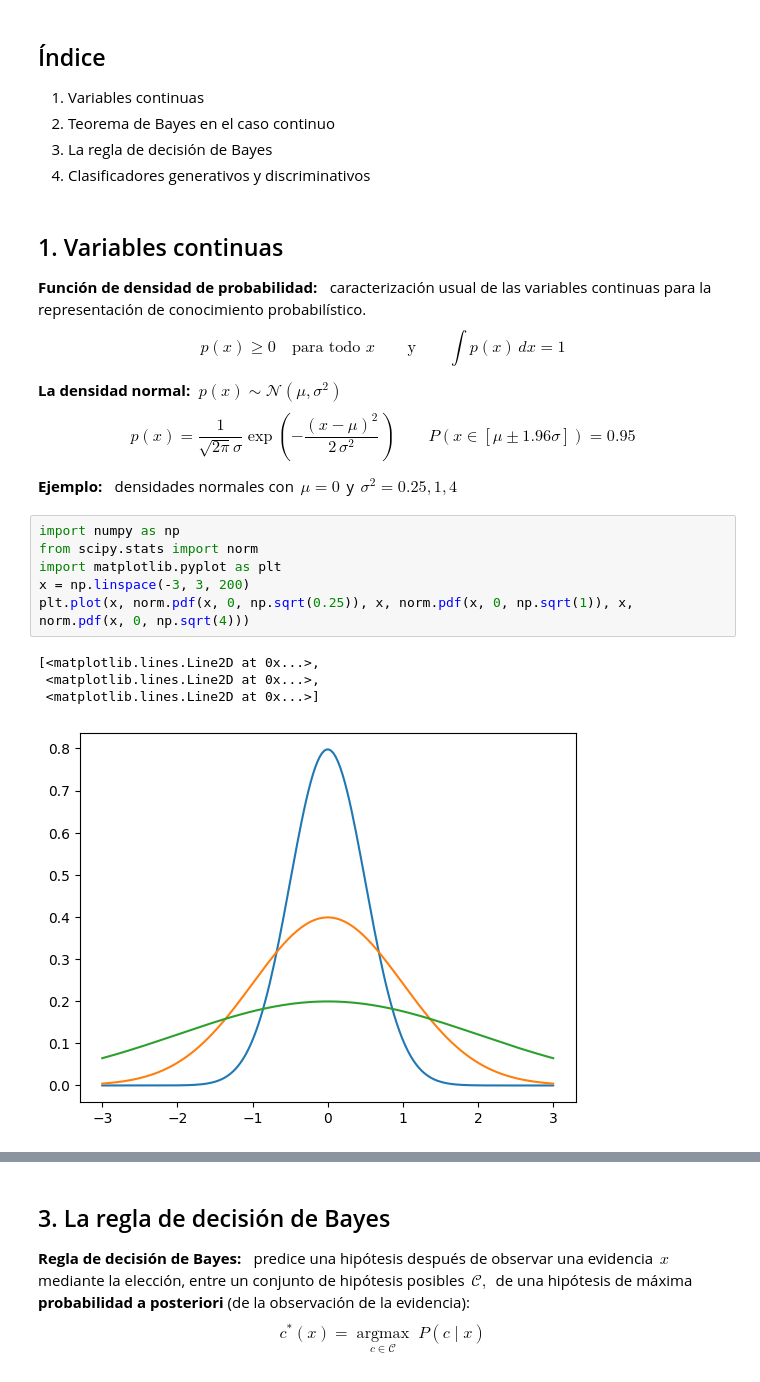
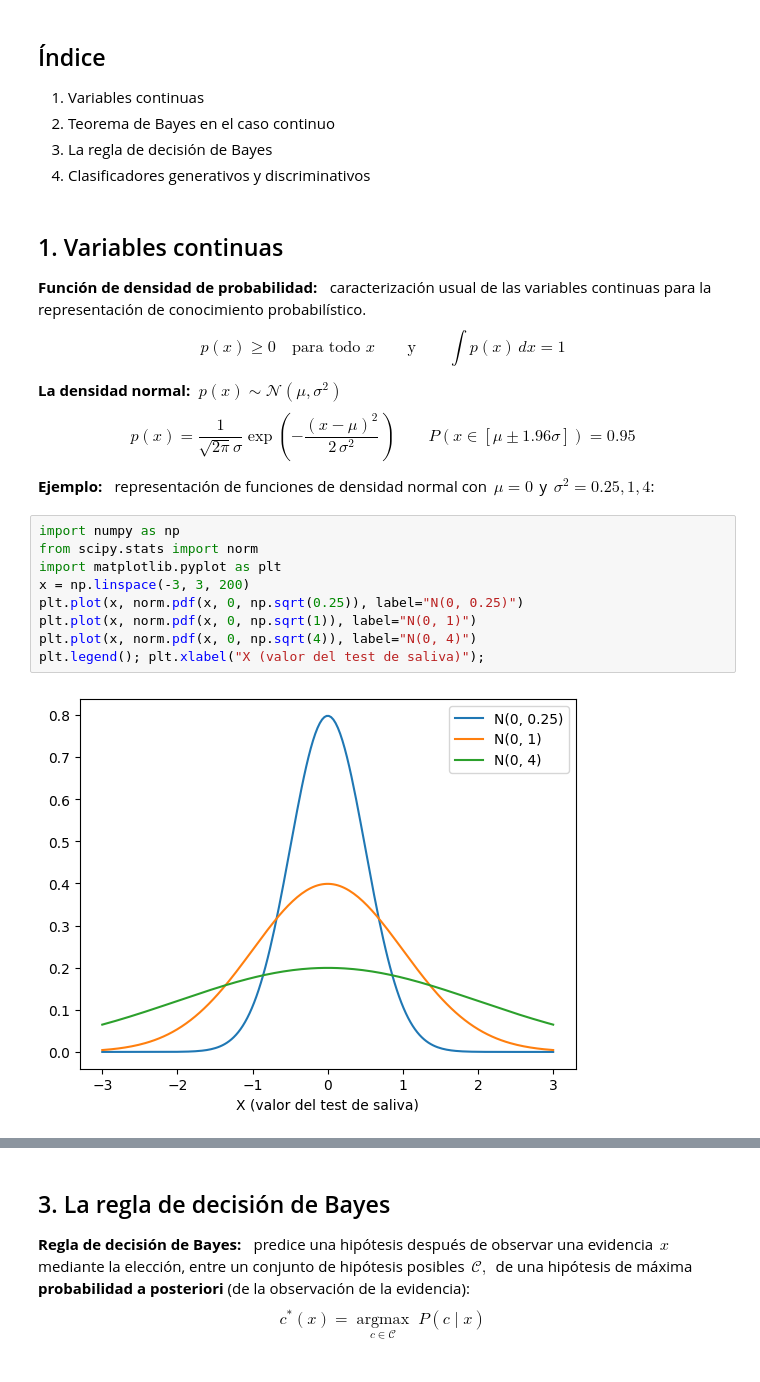
Before and after one commit to jsilvestreUPV/SIN-EPSA, a Jupyter notebook: B2/Teo/T2: Razonamiento probabilístico/T2.2a Variables continuas y regla de Bayes.ipynb, the cells around one changed output, grey strips where cells are left out. Saved outputs shown, nothing was run; the diff lists cells and outputs as text.

Commit message:
Typo + added figure for normal PDFs of P(X=c|C=c)

```diff
--- a/B2/Teo/T2: Razonamiento probabilístico/T2.2a Variables continuas y regla de Bayes.ipynb
+++ b/B2/Teo/T2: Razonamiento probabilístico/T2.2a Variables continuas y regla de Bayes.ipynb
@@ -17,15 +17,15 @@ $$p(x)\geq 0 \quad \text{para todo $x$} \qquad \text{y} \qquad \int p(x)\,dx = 1
 $$p(x)=\frac{1}{\sqrt{2\pi}\sigma}\exp\left(-\frac{(x-\mu)^2}{2\,\sigma^2}\,\right)\qquad%
 P(x\in[\mu\pm 1.96\sigma])=0.95$$
 
-**Ejemplo:** $\;$ densidades normales con $\,\mu=0\,$ y $\,\sigma^2=0.25, 1, 4$
+**Ejemplo:** $\;$ representación de funciones de densidad normal con $\,\mu=0\,$ y $\,\sigma^2={0.25, 1, 4}$:
 # %%
 import numpy as np
 from scipy.stats import norm
 import matplotlib.pyplot as plt
 x = np.linspace(-3, 3, 200)
-plt.plot(x, norm.pdf(x, 0, np.sqrt(0.25)), x, norm.pdf(x, 0, np.sqrt(1)), x, norm.pdf(x, 0, np.sqrt(4)))
+plt.plot(x, norm.pdf(x, 0, np.sqrt(0.25)), label="N(0, 0.25)")
+plt.plot(x, norm.pdf(x, 0, np.sqrt(1)), label="N(0, 1)")
+plt.plot(x, norm.pdf(x, 0, np.sqrt(4)), label="N(0, 4)")
+plt.legend(); plt.xlabel("X (valor del test de saliva)");
 # %% [output]
-[<matplotlib.lines.Line2D at 0x...>,
- <matplotlib.lines.Line2D at 0x...>,
- <matplotlib.lines.Line2D at 0x...>]
-[figure, old version]
+[figure, new version]
```
Also changed, not shown: parts of 4 cells of this notebook.
